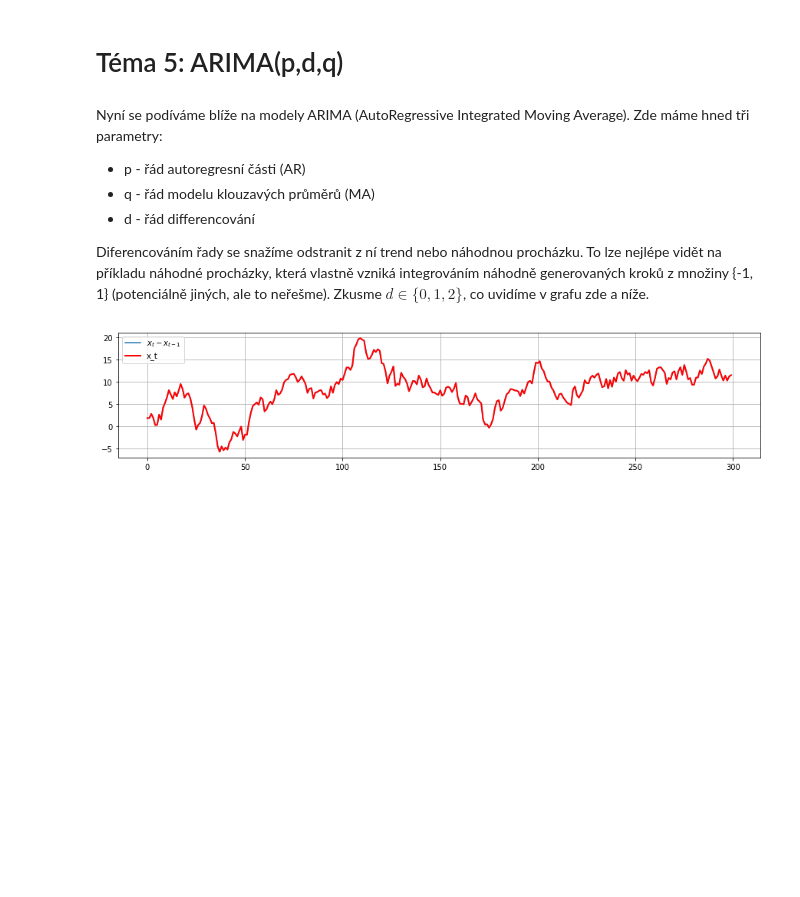
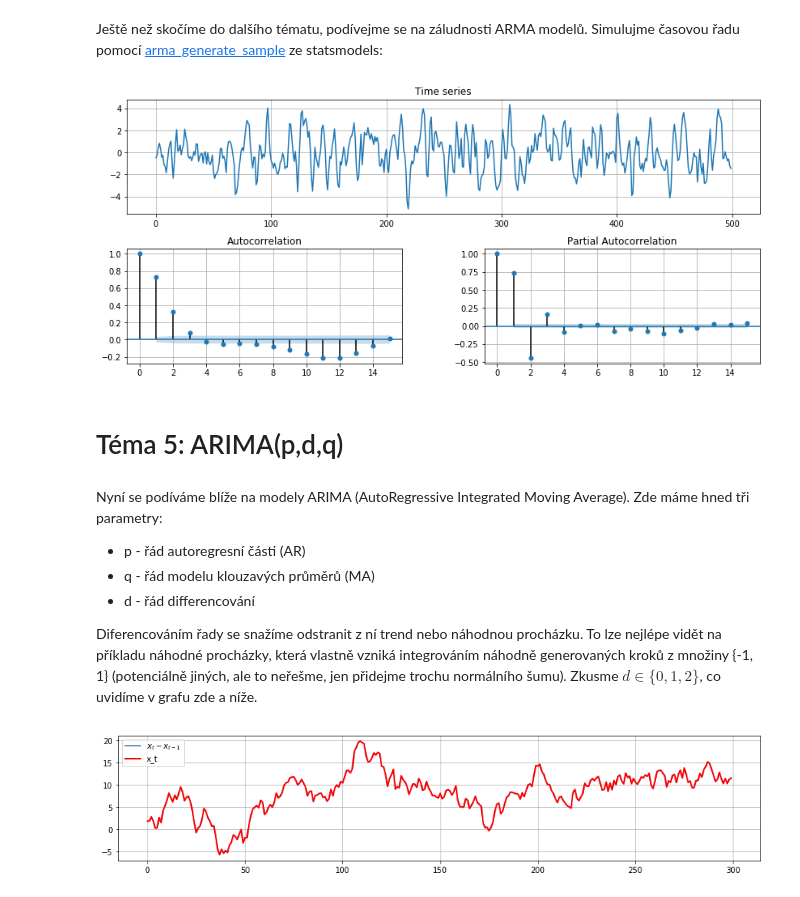
Before and after one commit to kamil-dedecius/mi-scr, a Jupyter notebook: prednasky/5.ipynb, the cells around one changed output. Cells and saved outputs as stored; diff of their text form; code cells hidden in the pictures; blank space fills up the shorter version.

```diff
--- a/prednasky/5.ipynb
+++ b/prednasky/5.ipynb
@@ -10,4 +10,16 @@ import warnings; warnings.simplefilter('ignore')
 from tsplot import tsplot
+# %% [markdown]
+Ještě než skočíme do dalšího tématu, podívejme se na záludnosti ARMA modelů. Simulujme časovou řadu pomocí [arma_generate_sample](https://www.statsmodels.org/dev/generated/statsmodels.tsa.arima_process.arma_generate_sample.html?highlight=generate#statsmodels.tsa.arima_process.arma_generate_sample) ze statsmodels:
+# %%
+ar_params = [.27]      ### koeficienty AR, bez offsetu
+ma_params = [.8, .3]   ### koeficienty MA, bez offsetu
+ar = np.r_[1, -np.array(ar_params)]
+ma = np.r_[1, np.array(ma_params)]
+y = sm.tsa.arma_generate_sample(ar, ma, 500)
+sm.tsa.arma_order_select_ic(y, ic='bic', max_ar=3, max_ma=2)
+tsplot(y)
+# %% [output]
+[figure, added]
 # %% [markdown]
 # Téma 5: ARIMA(p,d,q)
 # %% [markdown]
@@ -17,6 +29,6 @@ Nyní se podíváme blíže na modely ARIMA (AutoRegressive Integrated Moving Av
 - q - řád modelu klouzavých průměrů (MA)
 - d - řád differencování
 
-Diferencováním řady se snažíme odstranit z ní trend nebo náhodnou procházku. To lze nejlépe vidět na příkladu náhodné procházky, která vlastně vzniká integrováním náhodně generovaných kroků z množiny {-1, 1} (potenciálně jiných, ale to neřešme). Zkusme $d\in\{0,1,2\}$, co uvidíme v grafu zde a níže.
+Diferencováním řady se snažíme odstranit z ní trend nebo náhodnou procházku. To lze nejlépe vidět na příkladu náhodné procházky, která vlastně vzniká integrováním náhodně generovaných kroků z množiny {-1, 1} (potenciálně jiných, ale to neřešme, jen přidejme trochu normálního šumu). Zkusme $d\in\{0,1,2\}$, co uvidíme v grafu zde a níže.
 # %%
 ndat = 300
```
Also changed, not shown: parts of 4 cells of this notebook.
